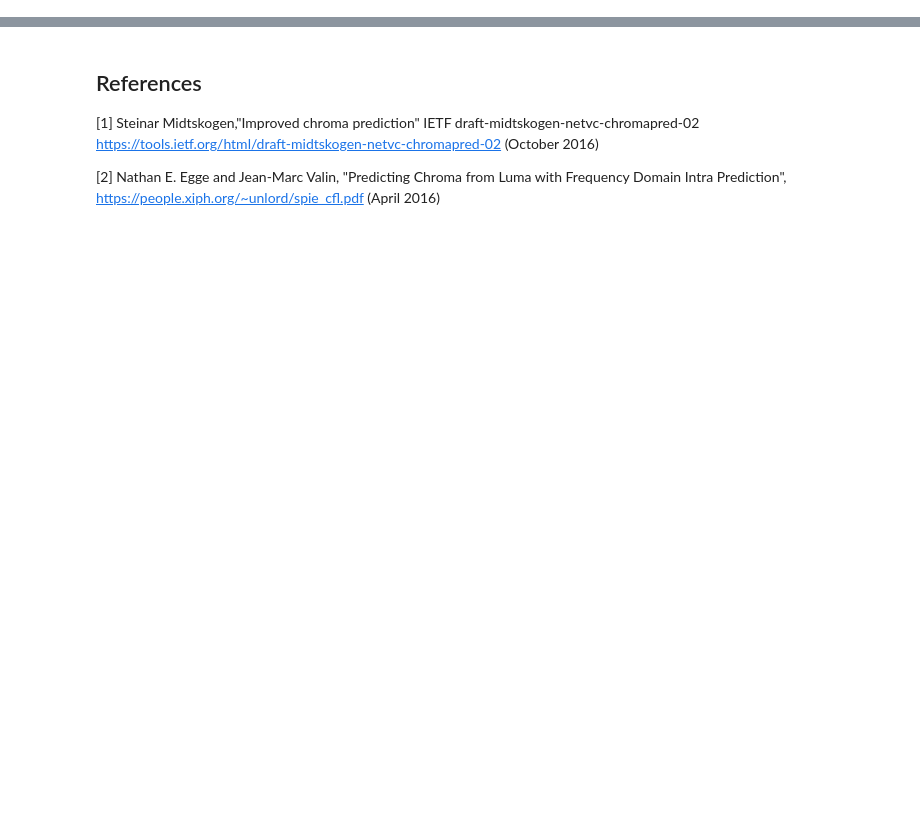
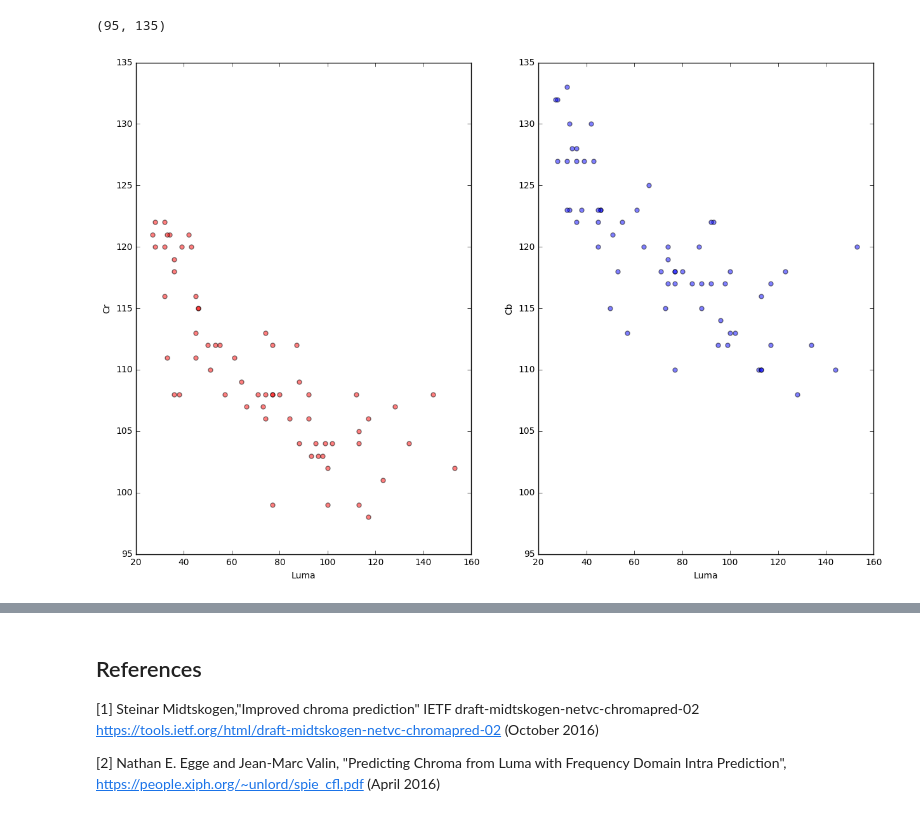
Before and after one commit to luctrudeau/VideoExperiments, a Jupyter notebook: cfl/gain/Chroma from Luma (CfL).ipynb, the cells around one changed output, grey strips where cells are left out. Cells and saved outputs as stored; diff of their text form; code cells hidden in the pictures; blank space fills up the shorter version.

```diff
--- a/cfl/gain/Chroma from Luma (CfL).ipynb
+++ b/cfl/gain/Chroma from Luma (CfL).ipynb
@@ -38 +90,16 @@ The characteristics of the different Cfl implementations are described in the fo
+# %%
+plt.figure(figsize=(15,10))
+plt.subplot(1,2,1)
+plt.scatter(im[300:308,500:508,0].ravel(), im[300:308,500:508,1].ravel(), c="red", alpha=0.5, s=25)
+plt.xlabel("Luma")
+plt.ylabel("Cr")
+plt.gca().set_ylim([95, 135])
+plt.subplot(1,2,2)
+plt.scatter(im[300:308,500:508,0].ravel(), im[300:308,500:508,2].ravel(), c="blue", alpha=0.5, s=25)
+plt.xlabel("Luma")
+plt.ylabel("Cb")
+plt.gca().set_ylim([95, 135])
+# %% [output]
+(95, 135)
+[figure, added]
 # %% [markdown]
```
Also changed, not shown: parts of 8 cells of this notebook.
